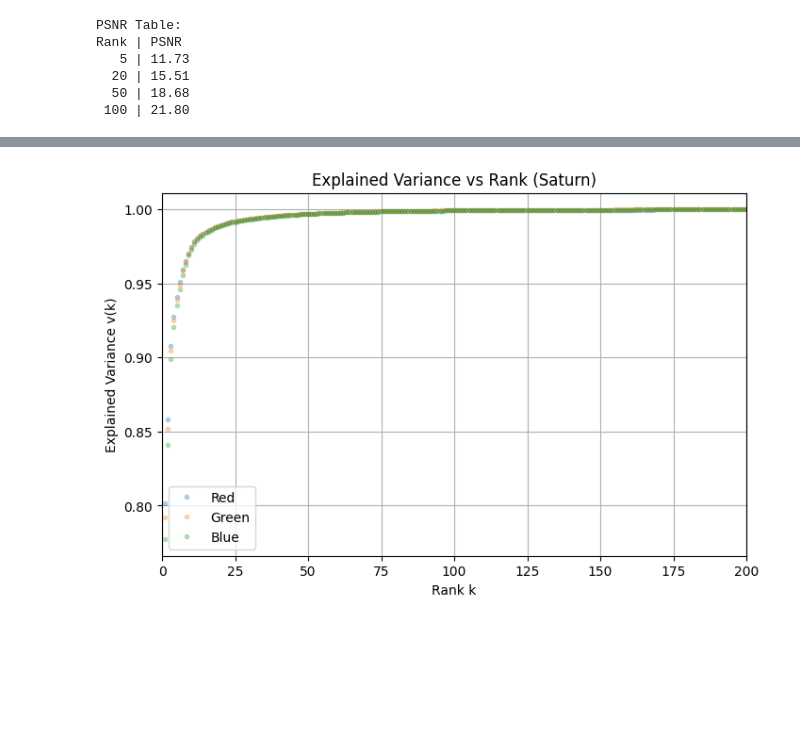
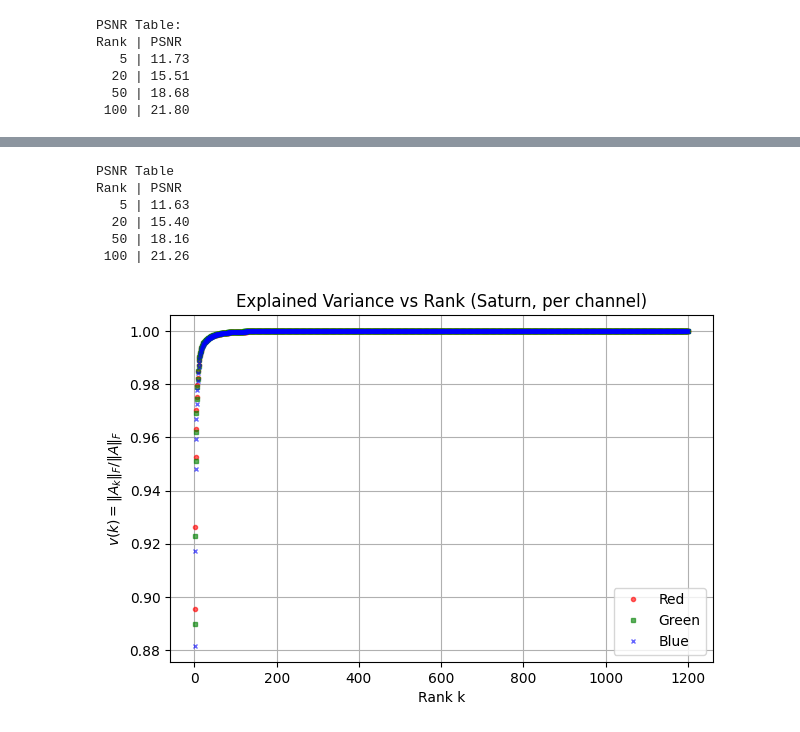
Before and after one commit to dalala333/ma4222, a Jupyter notebook: mini_project_1.ipynb, the cells around one changed output, grey strips where cells are left out. Drawn from its saved outputs; the diff is of its cells as text; code cells hidden in the pictures; blank space fills up the shorter version.

```diff
--- a/mini_project_1.ipynb
+++ b/mini_project_1.ipynb
@@ -115,10 +116,11 @@ Rank | PSNR
 # %%
 # h. Explained variance
 
-fro_norm = np.linalg.norm(S)
-explained_var = np.cumsum(S**2) / np.sum(S**2)
+def explained_variance(S):
+    ev2 = np.cumsum(S ** 2) / np.sum(S ** 2)
+    return np.sqrt(ev2)
 
-plt.plot(np.arange(1, len(S)+1), explained_var, marker="o")
+plt.plot(np.arange(1, len(S)+1), explained_variance(S), marker="o")
 plt.xlabel("Rank k")
 plt.xlim(0, 200)
 plt.ylabel("Explained Variance v(k)")
@@ -147,11 +170,14 @@ print(" Data type:", saturn.dtype)
 # %%
+# c + d. Perform and store SVD
+
 channels = ["Red", "Green", "Blue"]
 svd_results = []
 
 for i, ch in enumerate(channels):
-    U, S, VT = np.linalg.svd(saturn[:, :, i], full_matrices=False)
-    svd_results.append((U, S, VT))
-    print(f"\n{ch} channel:")
-    print(" U shape:", U.shape)
-    print(" S shape:", S.shape)
-    print(" VT shape:", VT.shape)
+    Uc, Sc, VTc = np.linalg.svd(saturn[:, :, i], full_matrices=False)
+    svd_results.append((Uc, Sc, VTc))
+    print(f"\n{ch} channel SVD:")
+    print("  U:", Uc.shape, " S:", Sc.shape, " VT:", VTc.shape)
+    print("  First 5 singular values:", Sc[:5])
+    print("  Top-left 3x3 U:\n", Uc[:3, :3])
+    print("  Top-left 3x3 VT:\n", VTc[:3, :3])
@@ -176,27 +229,40 @@ for k in color_ranks:
 # %%
-print("\nPSNR Table for Saturn:")
-print("Rank |    PSNR")
-print("-" * 35)
-for k, Ak in zip(color_ranks, compressed_images):
-    psnr_val = psnr(saturn, Ak, max_range=1.0)
-    print(f"{k:4d} | {psnr_val:8.2f}")
+# PSNR
+
+rows_rgb = []
+rows_R, rows_G, rows_B = [], [], []
+print("\nPSNR Table")
+print("Rank | PSNR")
+for k in color_ranks:
+    Ak = compress_color_k(k)
+    p = psnr(saturn, Ak, max_range=1.0)
+    rows_rgb.append((k, p))
+    print(f"{k:4d} | {p:4.2f}")
+# %% [output]
+PSNR Table
+Rank | PSNR
+   5 | 11.63
+  20 | 15.40
+  50 | 18.16
+ 100 | 21.26
 # %%
-plt.figure(figsize=(8,5))
-for i, (U, S, VT) in enumerate(svd_results):
-    explained_var = np.cumsum(S**2) / np.sum(S**2)
-    ranks = np.arange(1, len(S)+1)
+# Explained Variance
 
-    plt.plot(ranks, explained_var,
-             linestyle="none", marker="o", markersize=3,
-             alpha=0.3,
-             label=channels[i])
+plt.figure(figsize=(7.0, 4.5))
+markers = ["o", "s", "x"]
+colors  = ["red", "green", "blue"]
+for (Uc, Sc, VTc), ch, mk, col in zip(svd_results, channels, markers, colors):
+    v_ch = explained_variance(Sc)
+    plt.plot(np.arange(1, len(Sc) + 1),
+             v_ch, linestyle="none", marker=mk, color=col,
+             markersize=3, alpha=0.6, label=ch)
 
 plt.xlabel("Rank k")
-plt.xlim(0, 200)
-plt.ylabel("Explained Variance v(k)")
-plt.title("Explained Variance vs Rank (Saturn)")
+plt.ylabel(r"$v(k) = \|A_k\|_F / \|A\|_F$")
+plt.title("Explained Variance vs Rank (Saturn, per channel)")
 plt.legend()
 plt.grid(True)
+plt.savefig("saturn_explained_variance_per_channel.png", dpi=200, bbox_inches="tight")
 plt.show()
 # %% [output]
-[figure, old version]
+[figure, new version]
```
Also changed, not shown: parts of 13 cells of this notebook, 14 other files.
